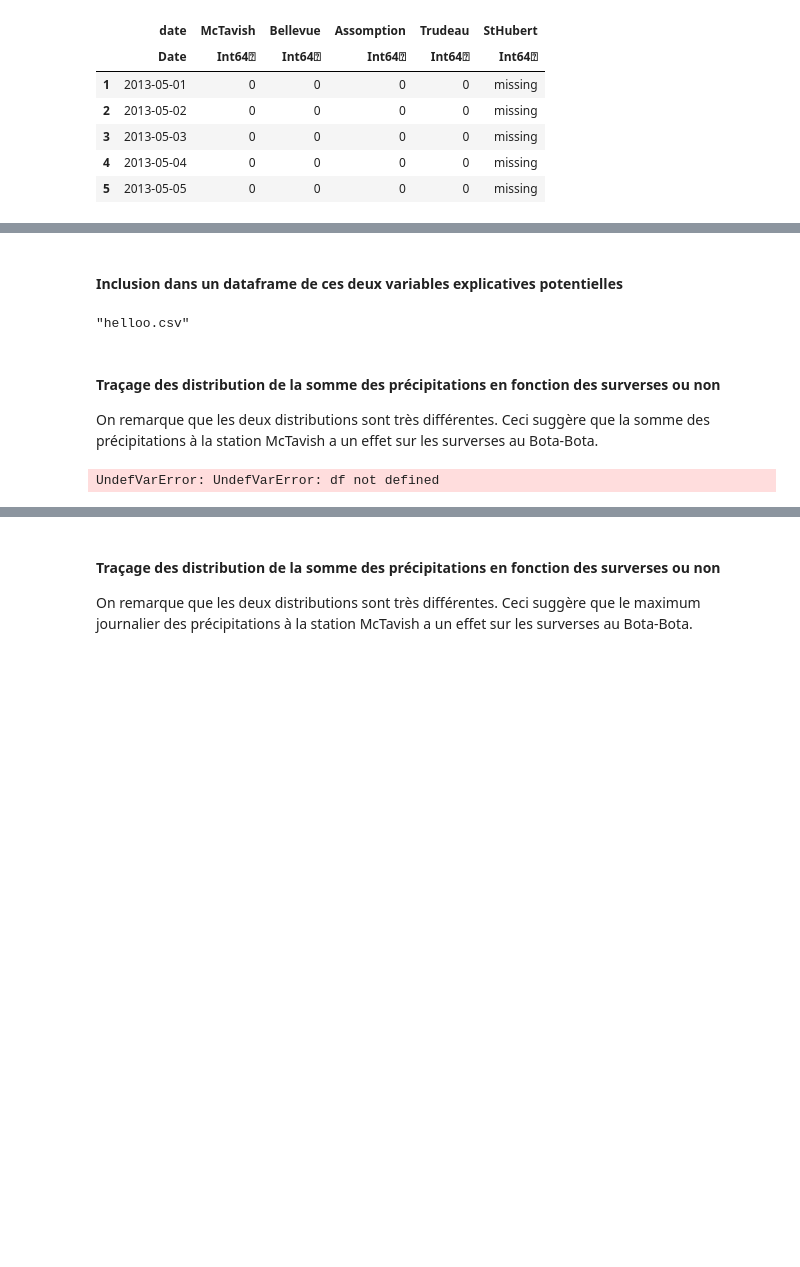
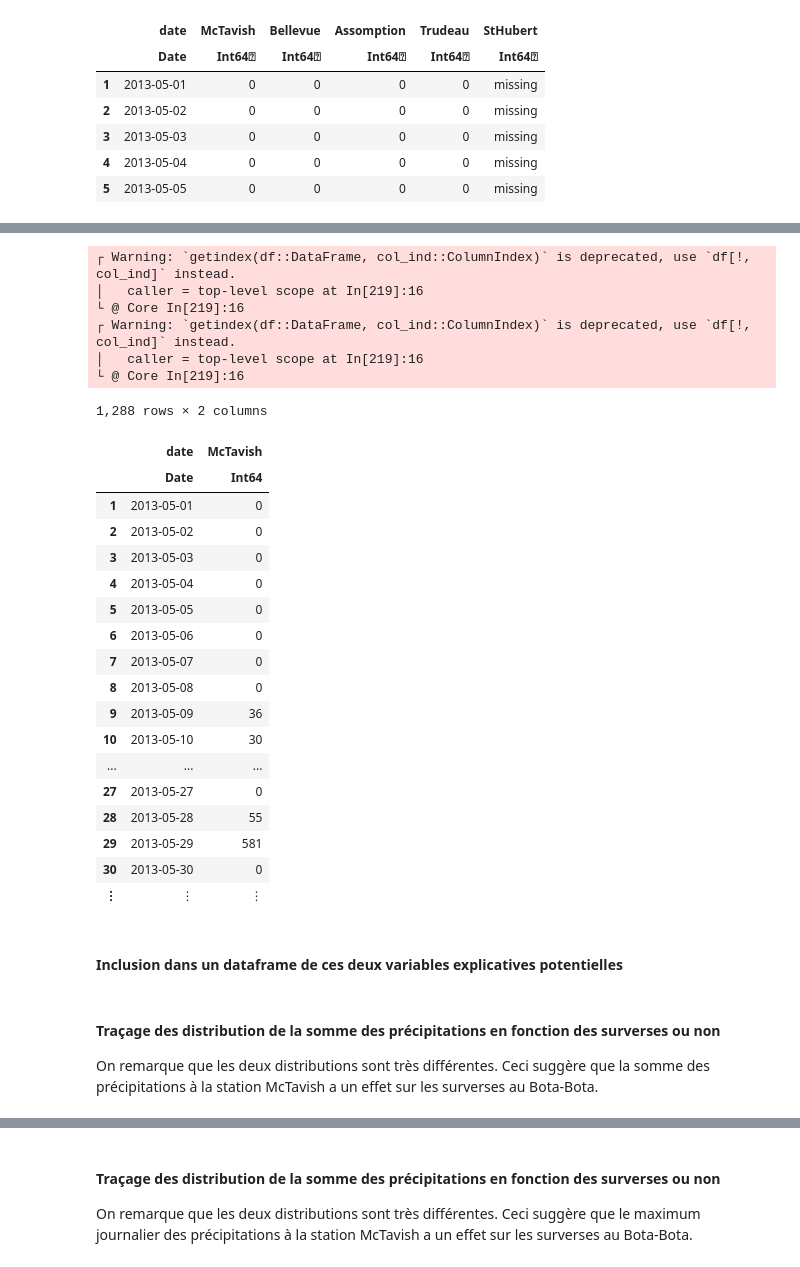
Before and after one commit to rouph/MTH3302, a Jupyter notebook: Projet/A2019/ProjetA19.ipynb, the cells around one changed output, grey strips where cells are left out. Drawn from its saved outputs; the diff is of its cells as text; code cells hidden in the pictures; blank space fills up the shorter version.

```diff
--- a/Projet/A2019/ProjetA19.ipynb
+++ b/Projet/A2019/ProjetA19.ipynb
@@ -549,10 +625,48 @@ pcpBefore_max
+# %%
+p = DataFrame(McTavish =Int64[])
+for j=1:size(pcp_sum,1)
+    alo = names(pcp_sum)
+    means = 0
+    sum = 0
+    for col in alo
+        if col != alo[1]
+            if !ismissing(pcp_sum[j, col])
+                sum = sum +1
+                means = means + pcp_sum[j, col]
+            end
+        end
+    end
+    push!(p, means)
+end
+pcp_sum = DataFrame(date = pcp_sum[:date]; McTavish =p[:McTavish])
+# %% [output]
+┌ Warning: `getindex(df::DataFrame, col_ind::ColumnIndex)` is deprecated, use `df[!, col_ind]` instead.
+│   caller = top-level scope at In[219]:16
+└ @ Core In[219]:16
+┌ Warning: `getindex(df::DataFrame, col_ind::ColumnIndex)` is deprecated, use `df[!, col_ind]` instead.
+│   caller = top-level scope at In[219]:16
+└ @ Core In[219]:16
+1,288 rows × 2 columns
+|  | date | McTavish |
+|  | Date | Int64 |
+| 1 | 2013-05-01 | 0 |
+| 2 | 2013-05-02 | 0 |
+| 3 | 2013-05-03 | 0 |
+| 4 | 2013-05-04 | 0 |
+| 5 | 2013-05-05 | 0 |
+| 6 | 2013-05-06 | 0 |
+| 7 | 2013-05-07 | 0 |
+| 8 | 2013-05-08 | 0 |
+| 9 | 2013-05-09 | 36 |
+| 10 | 2013-05-10 | 30 |
+| ... | ... | ... |
+| 27 | 2013-05-27 | 0 |
+| 28 | 2013-05-28 | 55 |
+| 29 | 2013-05-29 | 581 |
+| 30 | 2013-05-30 | 0 |
+| ⋮ | ⋮ | ⋮ |
 # %% [markdown]
 #### Inclusion dans un dataframe de ces deux variables explicatives potentielles
-# %%
- dfSurverse = filter(row -> row.NO_OUVRAGE == filtervals[1]  && row.SURVERSE ==1, surverse_df)
-CSV.write("helloo.csv", dfSurverse)
-# %% [output]
-"helloo.csv"
 # %%
 ouvrage = "4350-01D"
 moyenneSumSurverses = Float64[]
@@ -752,7 +866,3 @@ end
 #### Traçage des distribution de la somme des précipitations en fonction des surverses ou non
 
 On remarque que les deux distributions sont très différentes. Ceci suggère que la somme des précipitations à la station McTavish a un effet sur les surverses au Bota-Bota.
-# %%
-plot(df, x=:SURVERSE, y=:SUM, Geom.boxplot)
-# %% [output]
-UndefVarError: UndefVarError: df not defined
```
Also changed, not shown: parts of 13 cells of this notebook, 1 other file.
